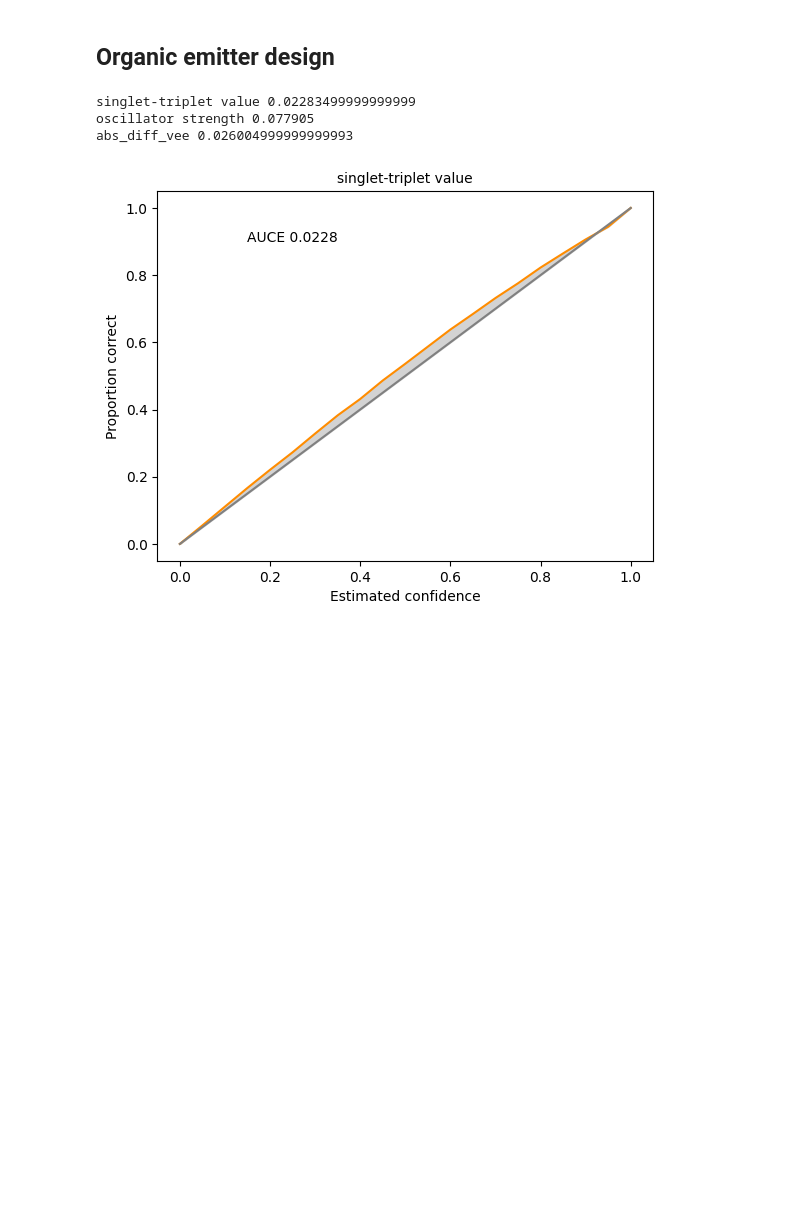
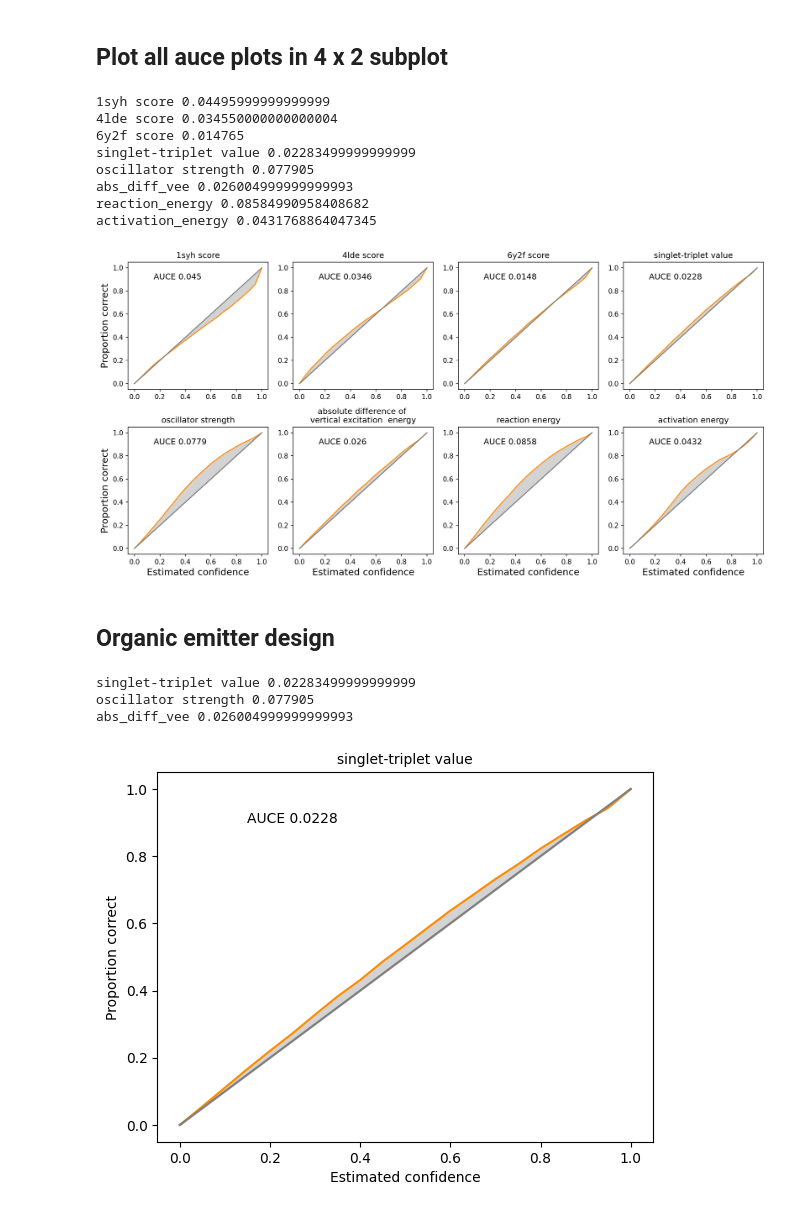
Before and after one commit to Lung-Yi/uncmoo, a Jupyter notebook: auce_plot.ipynb, the cells around one changed output. Cells and saved outputs as stored; diff of their text form; code cells hidden in the pictures; blank space fills up the shorter version.

```diff
--- a/auce_plot.ipynb
+++ b/auce_plot.ipynb
@@ -24,6 +24,79 @@ def compute_auce(pred, unce, true, q=10):
         calibration_y_oracle.append(upper)
         auce += abs(ctr/len(unce) - upper) * 1/q
     return auce, calibration_x, calibration_y, calibration_y_oracle
+
+def create_subplot_auce(system, true, pred, unce, xlabel=False, ylabel=False):
+    target_name_dict = {"1syh score":"1syh score", "4lde score":"4lde score", "6y2f score":"6y2f score",
+                        "singlet-triplet value":"singlet-triplet value", "oscillator strength":"oscillator strength",
+                        "abs_diff_vee":"absolute difference of \nvertical excitation  energy",
+                        "activation_energy":"activation energy", "reaction_energy":"reaction energy"}
+    auce, calibration_x, calibration_y, calibration_y_oracle = compute_auce(pred, unce, true, q=20)
+    plt.plot(calibration_x,calibration_y,color='darkorange')
+    plt.plot(calibration_x,calibration_y_oracle,color='gray')
+    plt.fill_between(calibration_x,calibration_y,calibration_y_oracle, color='lightgray')
+    plt.title(target_name_dict[system],fontsize=12)
+    plt.text(0.15,0.9,"AUCE "+str(np.round(auce,4)), fontsize=12)
+    if xlabel:
+        plt.xlabel("Estimated confidence", fontsize=14)
+    if ylabel:
+        plt.ylabel("Proportion correct", fontsize=14)
+    print(system, auce)
+# %% [markdown]
+## Plot all auce plots in 4 x 2 subplot
+# %%
+dataset_target = [("docking", "1syh score"), ("docking", "4lde score"), ("docking", "6y2f score"),
+                  ("organic_emitter", "singlet-triplet value"), ("organic_emitter", "oscillator strength"), ("organic_emitter", "abs_diff_vee"),
+                  ("reactivity", "reaction_energy"), ("reactivity", "activation_energy")]
+model_dict = {"docking":"chemprop_unc/save_models/docking/evidential/fold_0",
+              "organic_emitter":"chemprop_unc/save_models/organic_emitter/ensemble_mve/fold_0",
+              "reactivity":"chemprop_unc/save_models/reactivity/evidential_final/fold_0"}
+uncertainty_method_dict = {"docking": "evidential_total_uncal_var",
+                           "organic_emitter": "mve_uncal_var",
+                           "reactivity": "evidential_total_uncal_var"}
+
+fig = plt.figure(figsize=(14,7), dpi=150)
+for i, (dataset, target) in enumerate(dataset_target):
+    xlabel = False
+    ylabel = False
+
+    j = i + 1
+    x = i//4 + 1
+    y = j%4
+    if y == 0:
+        y = 4
+    if x == 2:
+        xlabel = True
+    if y == 1:
+        ylabel = True
+    plt.subplot(int(str(2) + str(4) + str(j)))
+    model_path = model_dict[dataset]
+    uncertainty_method = uncertainty_method_dict[dataset]
+    unc_name = target + "_" + uncertainty_method
+
+    true_df = pd.read_csv(os.path.join(model_path, "test_full.csv"))
+    pred_df = pd.read_csv(os.path.join(model_path, "test_unc.csv"))
+    n=10000
+    if dataset == "reactivity":
+        n = len(true_df)
+    index = true_df.sample(n, random_state=0).index
+
+    true = true_df[target].values[index]
+    pred = pred_df[target].values[index]
+    unce = pred_df[unc_name].values[index]
+    create_subplot_auce(target, true, pred, unce, xlabel=xlabel, ylabel=ylabel)
+else:
+    plt.tight_layout()
+    plt.savefig("figures/auce_plots/overall_auce.svg", format="svg")
+# %% [output]
+1syh score 0.04495999999999999
+4lde score 0.034550000000000004
+6y2f score 0.014765
+singlet-triplet value 0.02283499999999999
+oscillator strength 0.077905
+abs_diff_vee 0.026004999999999993
+reaction_energy 0.08584990958408682
+activation_energy 0.0431768864047345
+[figure, added]
 # %% [markdown]
 ## Organic emitter design
 # %%
```
Also changed, not shown: 7 other files.
